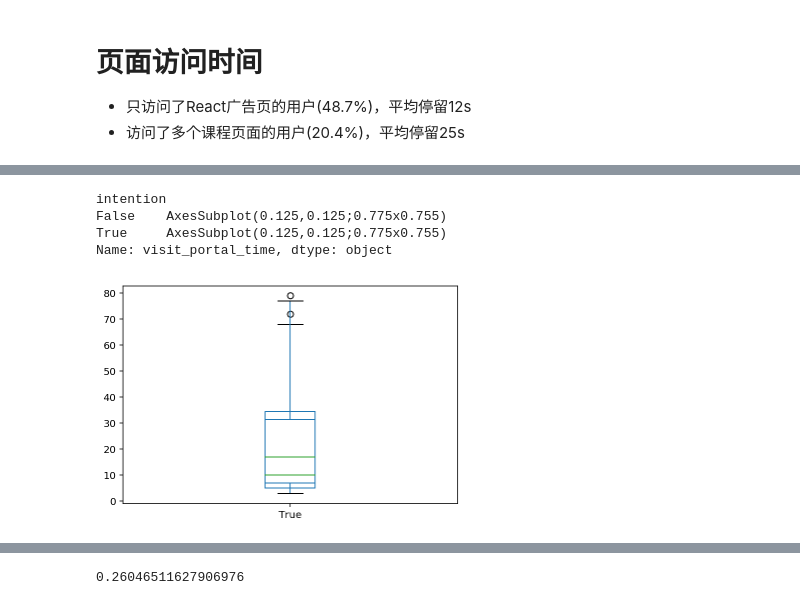
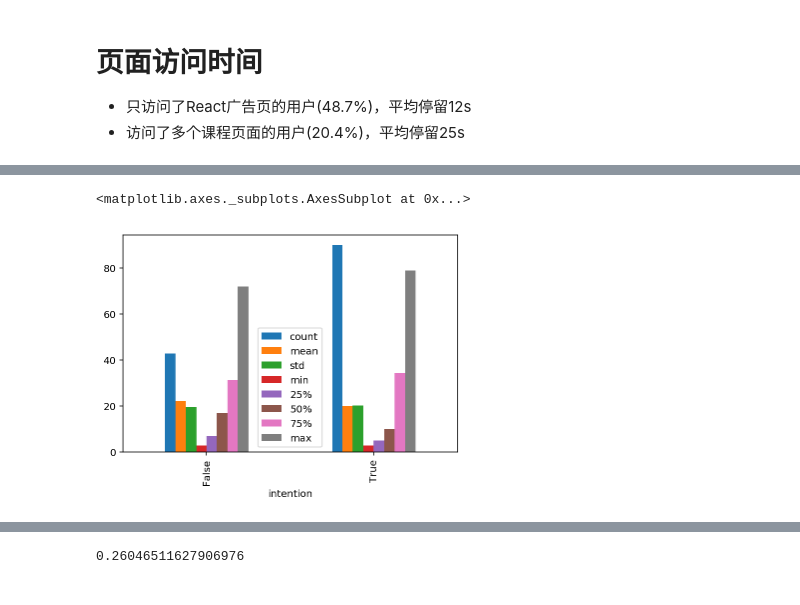
Before and after one commit to zhoux0130/udacity_data_analysis_WeRateDogs, a Jupyter notebook: ad_analysis/ryf_report.ipynb, the cells around one changed output, grey strips where cells are left out. Cells and saved outputs as stored; diff of their text form; code cells hidden in the pictures.

```diff
--- a/ad_analysis/ryf_report.ipynb
+++ b/ad_analysis/ryf_report.ipynb
@@ -29,10 +37,7 @@ df_new['visit_portal_time'].describe()
 [figure]
 # %%
 df_new.groupby('intention')['visit_portal_time'].describe()
-df_new.groupby('intention')['visit_portal_time'].plot(kind='box')
+df_new.groupby('intention')['visit_portal_time'].describe().plot(kind='bar')
 # %% [output]
-intention
-False    AxesSubplot(0.125,0.125;0.775x0.755)
-True     AxesSubplot(0.125,0.125;0.775x0.755)
-Name: visit_portal_time, dtype: object
+<matplotlib.axes._subplots.AxesSubplot at 0x...>
-[figure, old version]
+[figure, new version]
```
Also changed, not shown: parts of 6 cells of this notebook, 4 other files.
